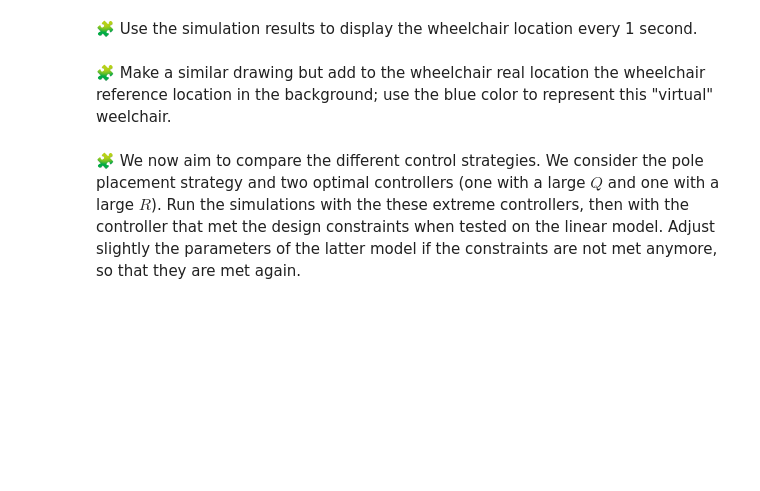
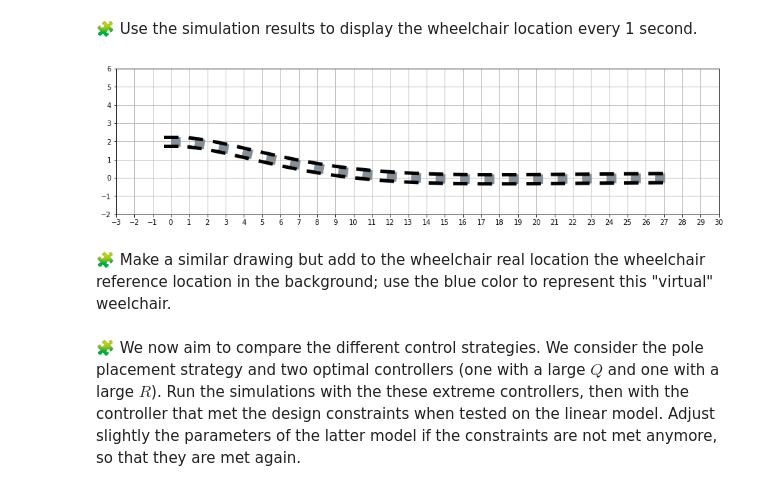
Before and after one commit to hassanAZAKAF/control-engineering-with-python-project-2022-2023, a Jupyter notebook: Project-3.ipynb, the cells around one changed output. Saved outputs shown, nothing was run; the diff lists cells and outputs as text; code cells hidden in the pictures; blank space fills up the shorter version.

```diff
--- a/Project-3.ipynb
+++ b/Project-3.ipynb
@@ -808,2 +884,11 @@ pass
+# %%
+step = 1
+t = arange(0,tf+step,step)
+sol_t = r["sol"](t)
+draw_arena(-3, 30, -2, 6)
+for x, y, theta in sol_t.T:
+    draw_wheelchair(x, y, theta)
+# %% [output]
+[figure, added]
 # %% [markdown]
 🧩 Make a similar drawing but add to the wheelchair real location the wheelchair reference location in the background; use the blue color to represent this "virtual" weelchair.
```
Also changed, not shown: parts of 8 cells of this notebook.
